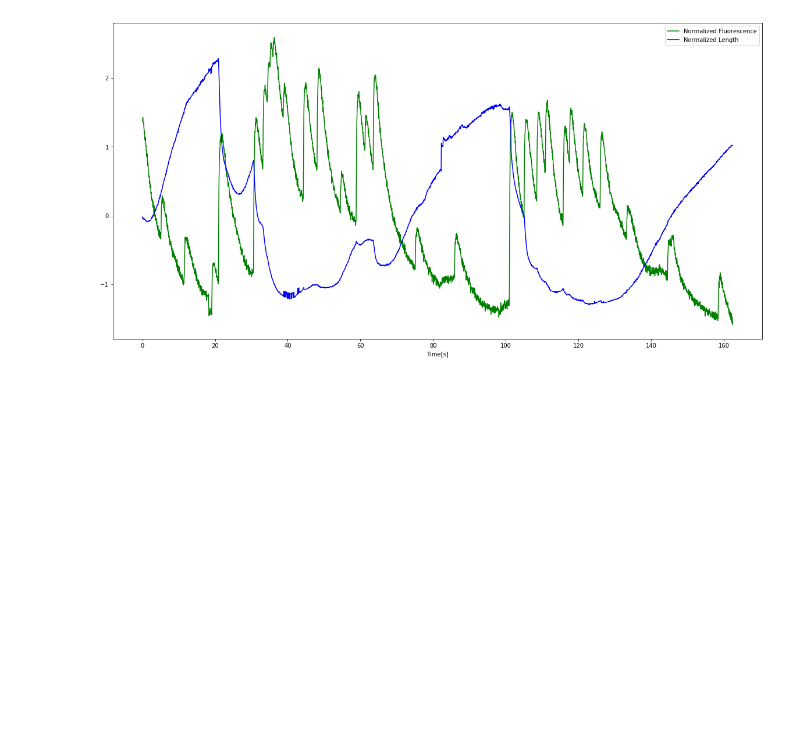
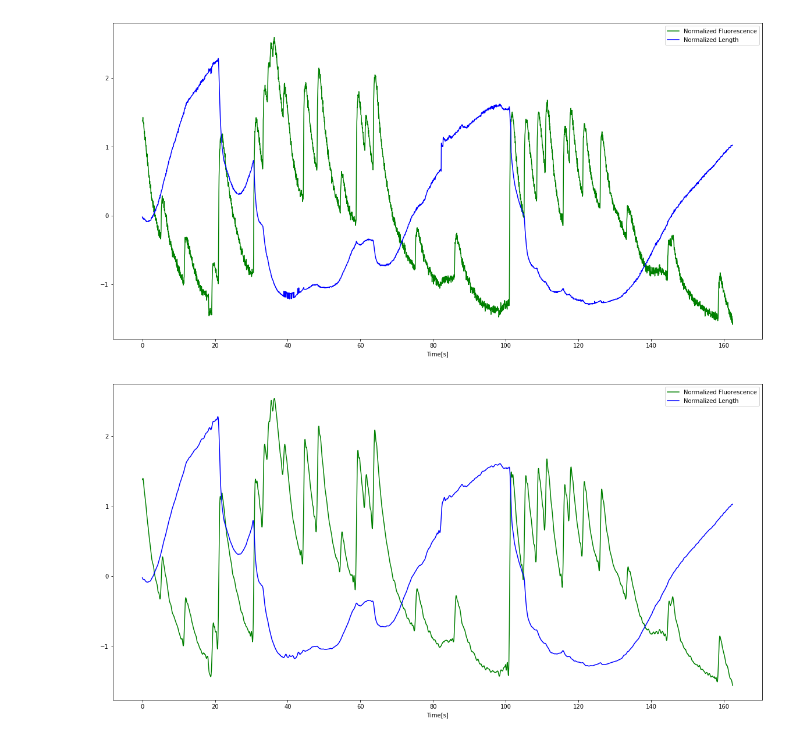
Before and after one commit to hengjiwang/hydracv, a Jupyter notebook: correlation_analysis/coorelation.ipynb, the cells around one changed output. Saved outputs shown, nothing was run; the diff lists cells and outputs as text; code cells hidden in the pictures; blank space fills up the shorter version.

```diff
--- a/correlation_analysis/coorelation.ipynb
+++ b/correlation_analysis/coorelation.ipynb
@@ -7,11 +7,31 @@ fluo = pd.read_csv('/home/hengji/Documents/hydra_data_analysis/trace_fluorescnec
 length = pd.read_csv('/home/hengji/Documents/hydra_data_analysis/find_midline/data/lengths_NGCaMP6_50X_20fps_M1_001_R1.csv')
 x = np.linspace(0, len(fluo)/20, len(fluo))
 # %%
+norm_fluo = (fluo-np.mean(fluo))/np.std(fluo)
+norm_length = (length-np.mean(length))/np.std(length)
+
 plt.figure(figsize=(20,10))
-plt.plot(x, (fluo-np.mean(fluo))/np.std(fluo),'g',label="Normalized Fluorescence")
-plt.plot(x[:-1], (length-np.mean(length))/np.std(length), 'b', label="Normalized Length")
+plt.plot(x, norm_fluo,'g',label="Normalized Fluorescence")
+plt.plot(x[:-1], norm_length, 'b', label="Normalized Length")
 plt.legend()
 plt.xlabel('Time[s]')
 plt.show()
 # %% [output]
 [figure]
+# %%
+# Smooth data
+from scipy.signal import savgol_filter
+norm_fluo_smooth = savgol_filter(np.reshape(norm_fluo.values, -1), 51, 10)
+norm_length_smooth = savgol_filter(np.reshape(norm_length.values, -1), 51, 10)
+
+# norm_fluo_smooth = np.reshape(norm_fluo.values, -1)
+# norm_length_smooth = np.reshape(norm_length.values, -1)
+
+plt.figure(figsize=(20,10))
+plt.plot(x, norm_fluo_smooth,'g',label="Normalized Fluorescence")
+plt.plot(x[:-1], norm_length_smooth, 'b', label="Normalized Length")
+plt.legend()
+plt.xlabel('Time[s]')
+plt.show()
+# %% [output]
+[figure, added]
```
Also changed, not shown: parts of 5 cells of this notebook.
